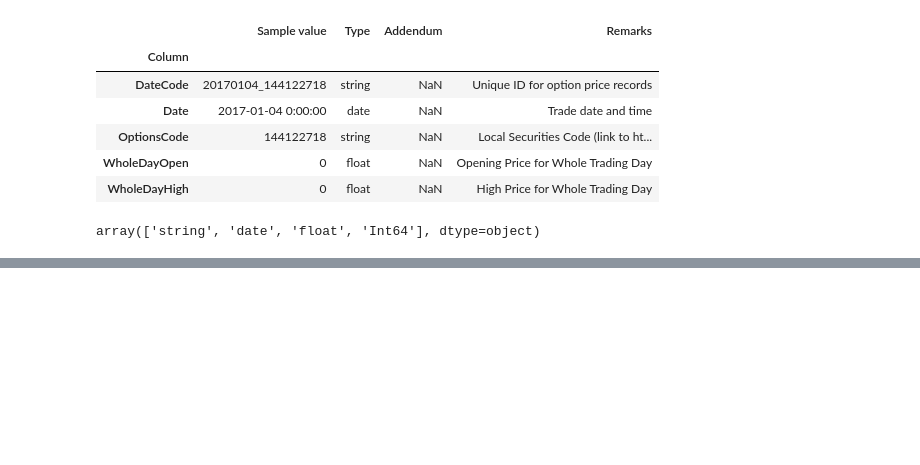
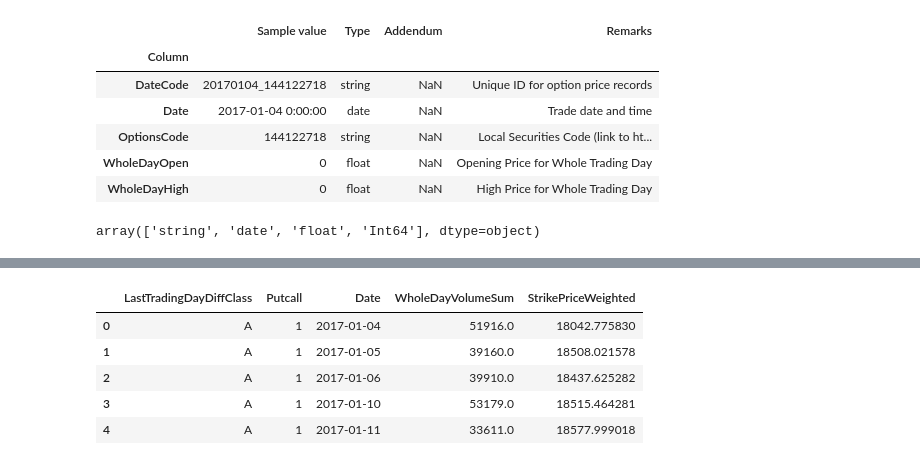
Before and after one commit to pandeydivesh15/machine-learning-practice, a Jupyter notebook: kaggle/jpx-tokyo-stock-exchange-prediction/v1.0.ipynb, the cells around one changed output, grey strips where cells are left out. Saved outputs shown, nothing was run; the diff lists cells and outputs as text; code cells hidden in the pictures; blank space fills up the shorter version.

```diff
--- a/kaggle/jpx-tokyo-stock-exchange-prediction/v1.0.ipynb
+++ b/kaggle/jpx-tokyo-stock-exchange-prediction/v1.0.ipynb
@@ -687,0 +989,6 @@ train_options.head()
+# %%
+# Drop higer classes
+info(train_options.shape)
+class_filtered_ind = train_options[train_options["LastTradingDayDiffClass"] > max_class_allowed].index
+train_options.drop(class_filtered_ind, inplace=True)
+info(train_options.shape)
@@ -687,0 +1074,9 @@ train_options.head()
+# %%
+train_options_g.head()
+# %% [output]
+|  | LastTradingDayDiffClass | Putcall | Date | WholeDayVolumeSum | StrikePriceWeighted |
+| 0 | A | 1 | 2017-01-04 | 51916.0 | 18042.775830 |
+| 1 | A | 1 | 2017-01-05 | 39160.0 | 18508.021578 |
+| 2 | A | 1 | 2017-01-06 | 39910.0 | 18437.625282 |
+| 3 | A | 1 | 2017-01-10 | 53179.0 | 18515.464281 |
+| 4 | A | 1 | 2017-01-11 | 33611.0 | 18577.999018 |
```
Also changed, not shown: parts of 62 cells of this notebook.
